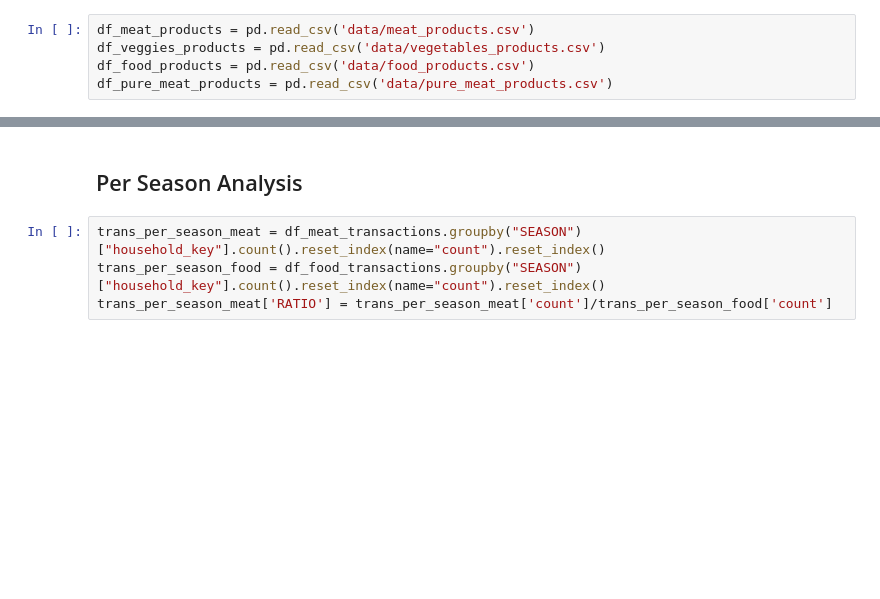
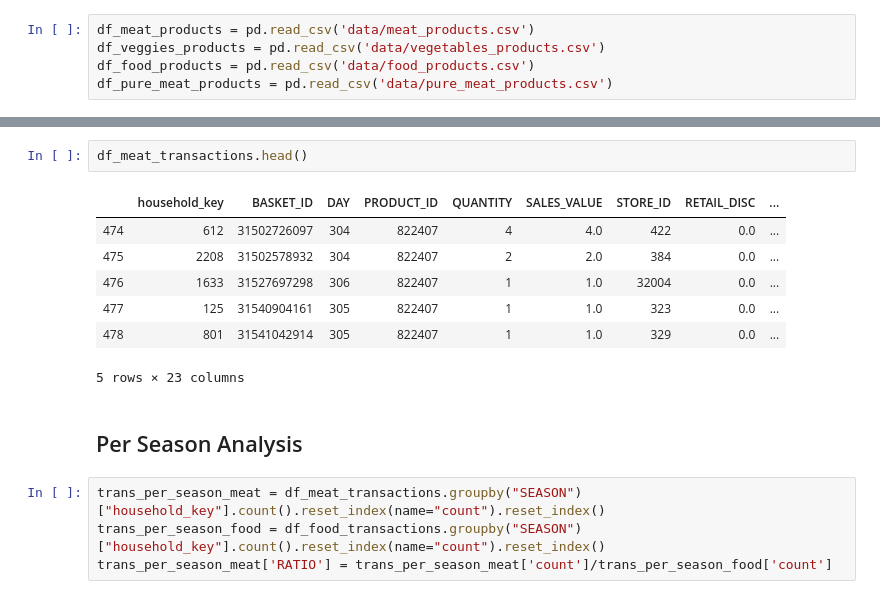
Before and after one commit to BenjaminEngelman/ADA-Project, a Jupyter notebook: seasonal_changes_david.ipynb, the cells around one changed output, grey strips where cells are left out. Drawn from its saved outputs; the diff is of its cells as text; blank space fills up the shorter version.

```diff
--- a/seasonal_changes_david.ipynb
+++ b/seasonal_changes_david.ipynb
@@ -55,4 +76,14 @@ df_meat_transactions = pd.merge(df_meat_products, df_food_transactions, on="PROD
 df_veggies_transactions = pd.merge(df_veggies_products, df_food_transactions, on="PRODUCT_ID", how="inner")
+# %%
+df_meat_transactions.head()
+# %% [output]
+|  | household_key | BASKET_ID | DAY | PRODUCT_ID | QUANTITY | SALES_VALUE | STORE_ID | RETAIL_DISC | ... |
+| 474 | 612 | 31502726097 | 304 | 822407 | 4 | 4.0 | 422 | 0.0 | ... |
+| 475 | 2208 | 31502578932 | 304 | 822407 | 2 | 2.0 | 384 | 0.0 | ... |
+| 476 | 1633 | 31527697298 | 306 | 822407 | 1 | 1.0 | 32004 | 0.0 | ... |
+| 477 | 125 | 31540904161 | 305 | 822407 | 1 | 1.0 | 323 | 0.0 | ... |
+| 478 | 801 | 31541042914 | 305 | 822407 | 1 | 1.0 | 329 | 0.0 | ... |
+5 rows × 23 columns
 # %% [markdown]
 ## Per Season Analysis
 # %%
```
Also changed, not shown: parts of 19 cells of this notebook.
